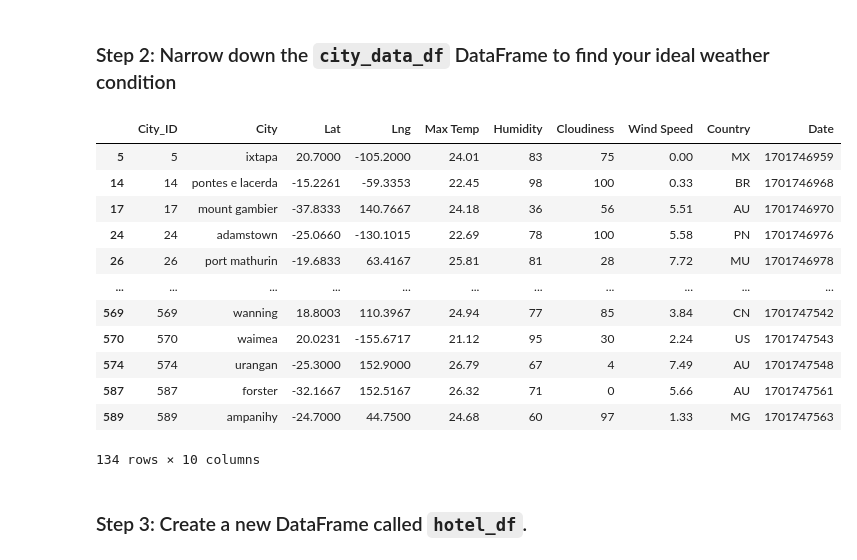
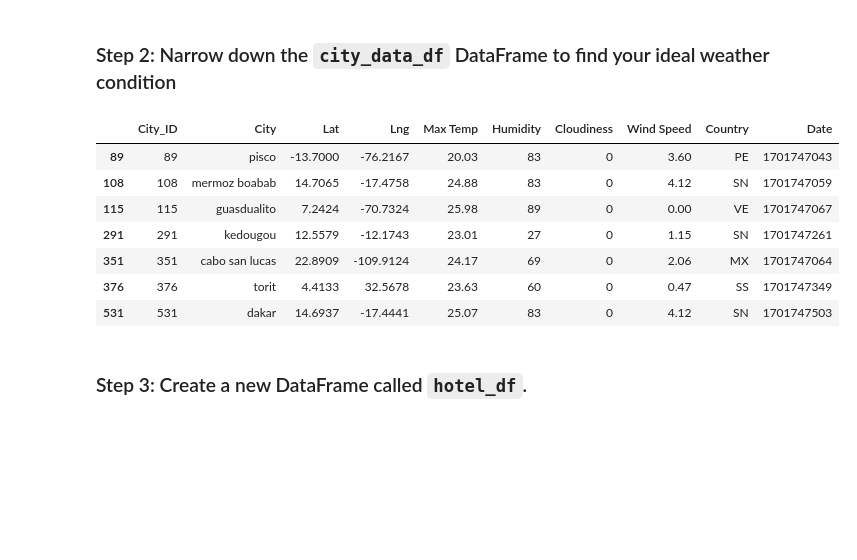
Before and after one commit to kunalkhirwar/python-api-challenge, a Jupyter notebook: WeatherPy/VacationPy.ipynb, the cells around one changed output. Cells and saved outputs as stored; diff of their text form; code cells hidden in the pictures; blank space fills up the shorter version.

```diff
--- a/WeatherPy/VacationPy.ipynb
+++ b/WeatherPy/VacationPy.ipynb
@@ -48,27 +68,23 @@ plot1
 ### Step 2: Narrow down the `city_data_df` DataFrame to find your ideal weather condition
 # %%
 # Narrow down cities that fit criteria and drop any results with null values
-narrowed_df = city_data_df.loc[(city_data_df['Max Temp'] >=20.00) &  (city_data_df['Max Temp'] <=27.00)]
+narrowed_df = city_data_df.loc[(city_data_df['Max Temp'] >=20.00) &  (city_data_df['Max Temp'] <=27.00) & (city_data_df['Wind Speed'] < 4.5) & \
+              (city_data_df['Cloudiness'] == 0)]
 
 # Drop any rows with null values
 narrowed_df = narrowed_df.dropna()
 
 # Display sample data
 narrowed_df
 # %% [output]
 |  | City_ID | City | Lat | Lng | Max Temp | Humidity | Cloudiness | Wind Speed | Country | Date |
-| 5 | 5 | ixtapa | 20.7000 | -105.2000 | 24.01 | 83 | 75 | 0.00 | MX | 1701746959 |
-| 14 | 14 | pontes e lacerda | -15.2261 | -59.3353 | 22.45 | 98 | 100 | 0.33 | BR | 1701746968 |
-| 17 | 17 | mount gambier | -37.8333 | 140.7667 | 24.18 | 36 | 56 | 5.51 | AU | 1701746970 |
-| 24 | 24 | adamstown | -25.0660 | -130.1015 | 22.69 | 78 | 100 | 5.58 | PN | 1701746976 |
-| 26 | 26 | port mathurin | -19.6833 | 63.4167 | 25.81 | 81 | 28 | 7.72 | MU | 1701746978 |
-| ... | ... | ... | ... | ... | ... | ... | ... | ... | ... | ... |
-| 569 | 569 | wanning | 18.8003 | 110.3967 | 24.94 | 77 | 85 | 3.84 | CN | 1701747542 |
-| 570 | 570 | waimea | 20.0231 | -155.6717 | 21.12 | 95 | 30 | 2.24 | US | 1701747543 |
-| 574 | 574 | urangan | -25.3000 | 152.9000 | 26.79 | 67 | 4 | 7.49 | AU | 1701747548 |
-| 587 | 587 | forster | -32.1667 | 152.5167 | 26.32 | 71 | 0 | 5.66 | AU | 1701747561 |
-| 589 | 589 | ampanihy | -24.7000 | 44.7500 | 24.68 | 60 | 97 | 1.33 | MG | 1701747563 |
+| 89 | 89 | pisco | -13.7000 | -76.2167 | 20.03 | 83 | 0 | 3.60 | PE | 1701747043 |
+| 108 | 108 | mermoz boabab | 14.7065 | -17.4758 | 24.88 | 83 | 0 | 4.12 | SN | 1701747059 |
+| 115 | 115 | guasdualito | 7.2424 | -70.7324 | 25.98 | 89 | 0 | 0.00 | VE | 1701747067 |
+| 291 | 291 | kedougou | 12.5579 | -12.1743 | 23.01 | 27 | 0 | 1.15 | SN | 1701747261 |
+| 351 | 351 | cabo san lucas | 22.8909 | -109.9124 | 24.17 | 69 | 0 | 2.06 | MX | 1701747064 |
+| 376 | 376 | torit | 4.4133 | 32.5678 | 23.63 | 60 | 0 | 0.47 | SS | 1701747349 |
+| 531 | 531 | dakar | 14.6937 | -17.4441 | 25.07 | 83 | 0 | 4.12 | SN | 1701747503 |
-134 rows × 10 columns
 # %% [markdown]
 ### Step 3: Create a new DataFrame called `hotel_df`.
 # %%
```
Also changed, not shown: parts of 5 cells of this notebook.
